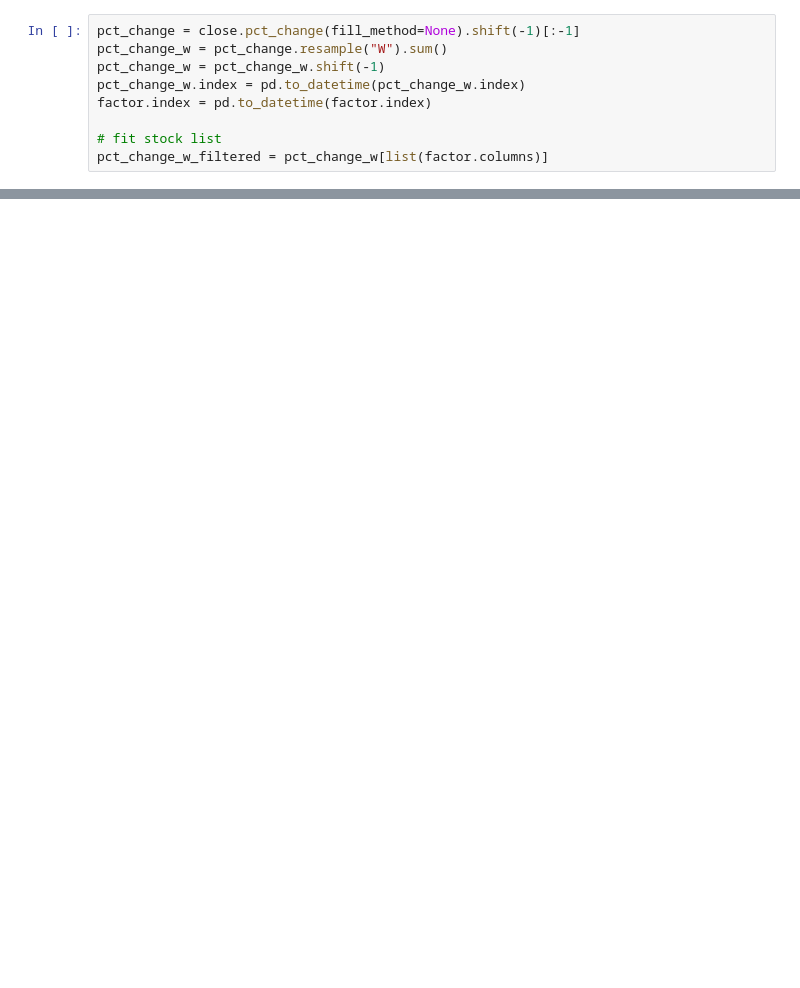
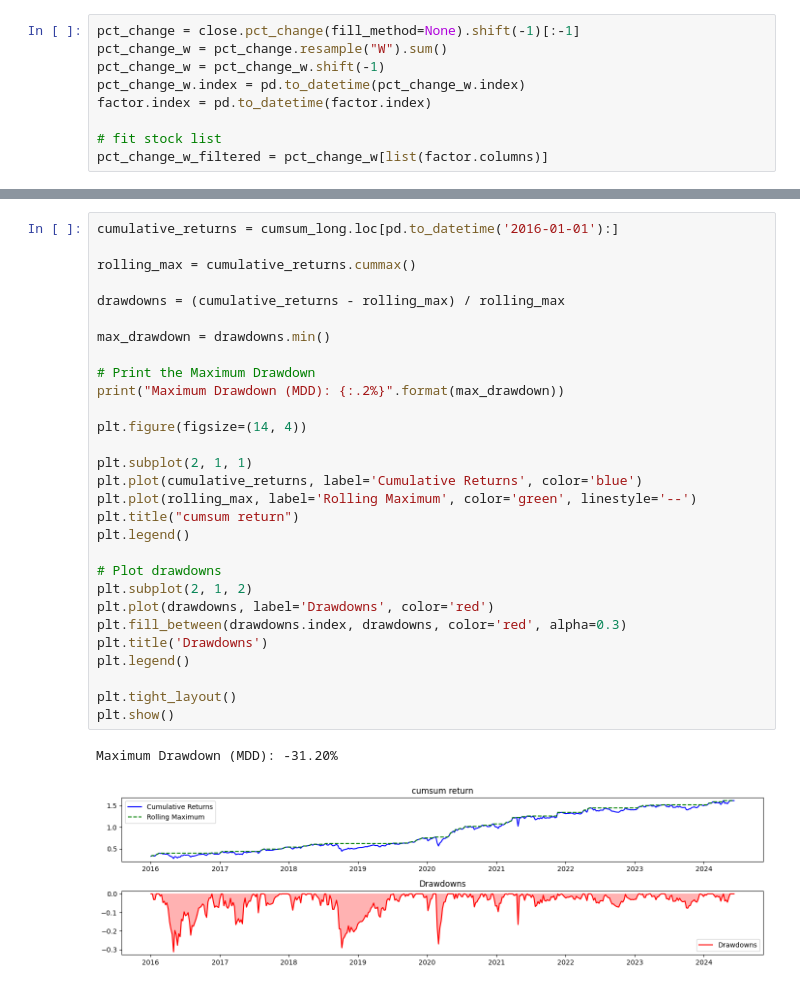
Before and after one commit to tsungyou/TS, a Jupyter notebook: research_IC/IC_corr.ipynb, the cells around one changed output, grey strips where cells are left out. Cells and saved outputs as stored; diff of their text form; blank space fills up the shorter version.

```diff
--- a/research_IC/IC_corr.ipynb
+++ b/research_IC/IC_corr.ipynb
@@ -55,0 +92,32 @@ weighting = demean.div(demean.abs().sum(axis=1), axis=0)
+# %%
+cumulative_returns = cumsum_long.loc[pd.to_datetime('2016-01-01'):]
+
+rolling_max = cumulative_returns.cummax()
+
+drawdowns = (cumulative_returns - rolling_max) / rolling_max
+
+max_drawdown = drawdowns.min()
+
+# Print the Maximum Drawdown
+print("Maximum Drawdown (MDD): {:.2%}".format(max_drawdown))
+
+plt.figure(figsize=(14, 4))
+
+plt.subplot(2, 1, 1)
+plt.plot(cumulative_returns, label='Cumulative Returns', color='blue')
+plt.plot(rolling_max, label='Rolling Maximum', color='green', linestyle='--')
+plt.title("cumsum return")
+plt.legend()
+
+# Plot drawdowns
+plt.subplot(2, 1, 2)
+plt.plot(drawdowns, label='Drawdowns', color='red')
+plt.fill_between(drawdowns.index, drawdowns, color='red', alpha=0.3)
+plt.title('Drawdowns')
+plt.legend()
+
+plt.tight_layout()
+plt.show()
+# %% [output]
+Maximum Drawdown (MDD): -31.20%
+[figure, added]
```
Also changed, not shown: parts of 8 cells of this notebook.
